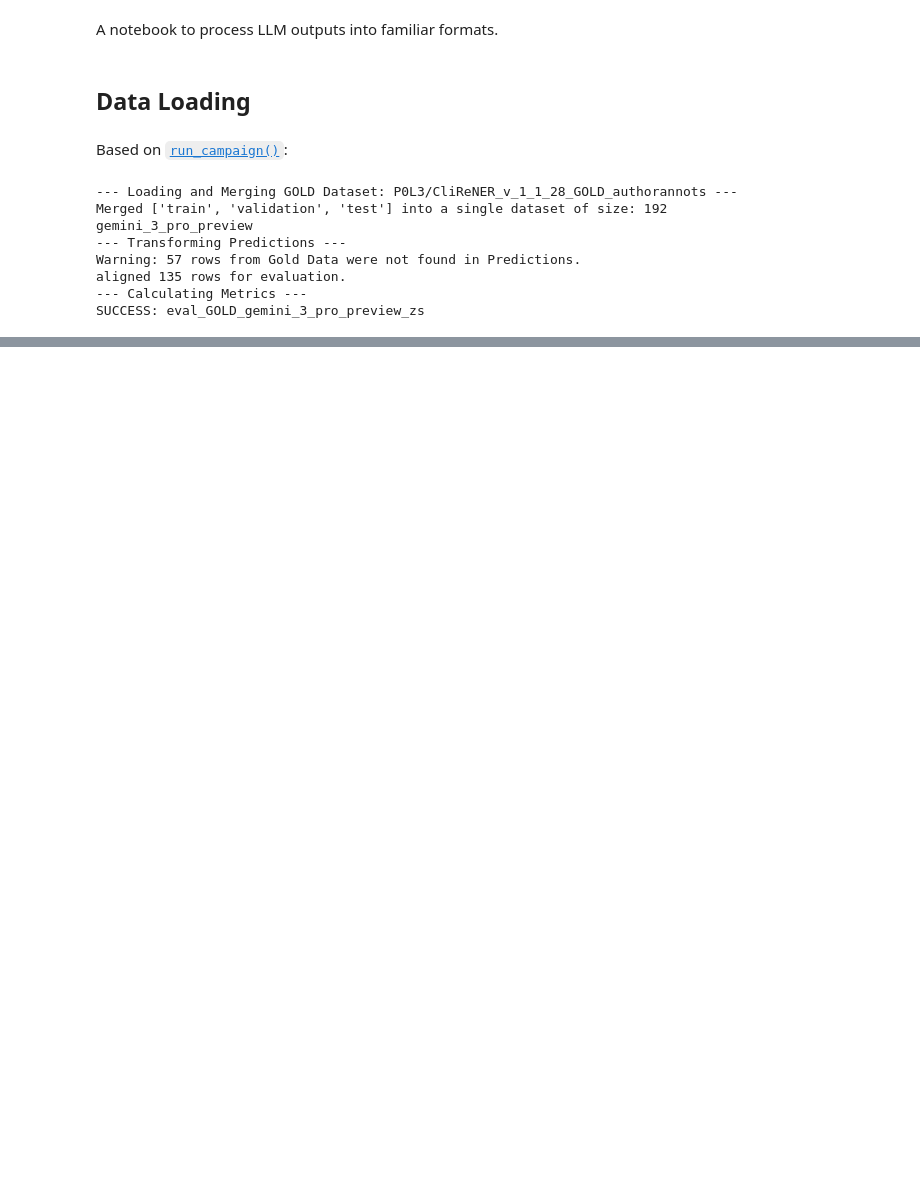
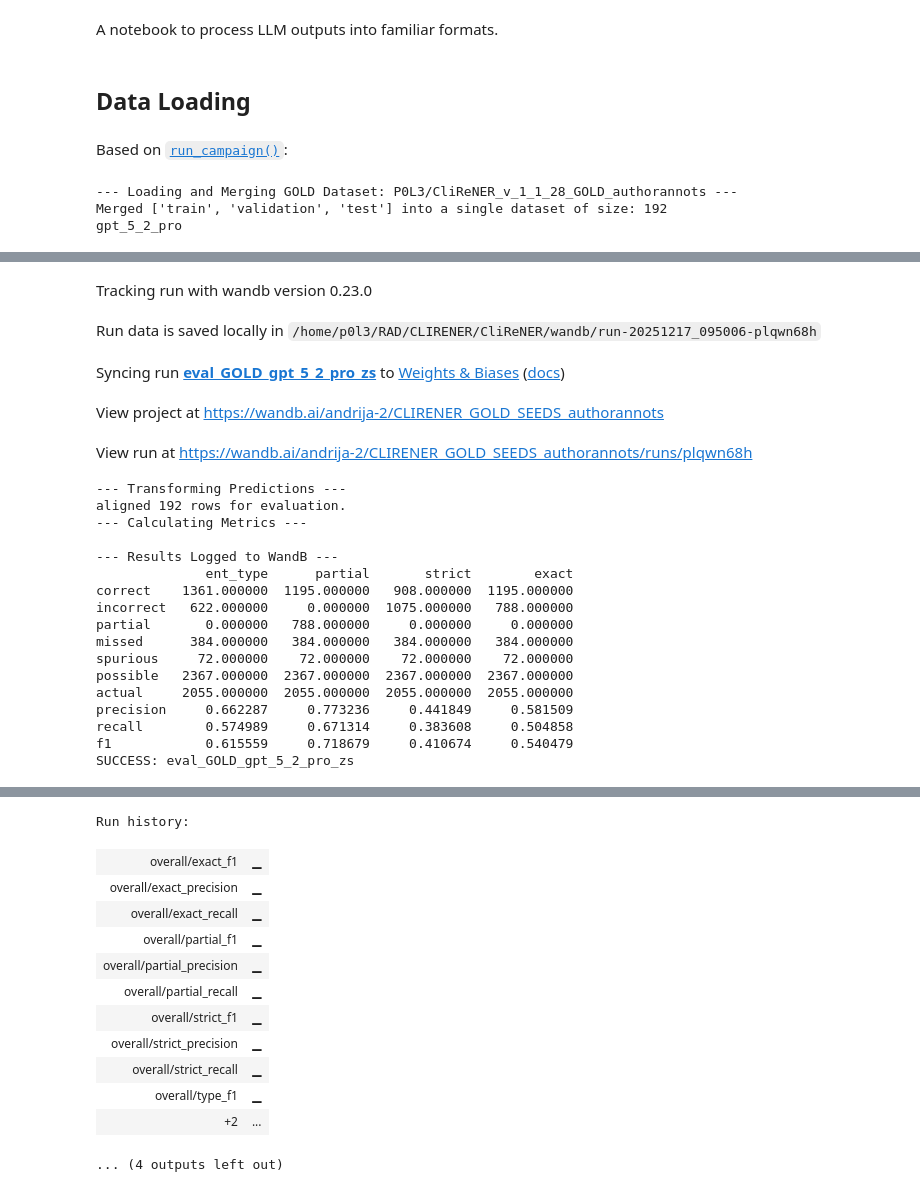
Before and after one commit to P0L3/CliReNER, a Jupyter notebook: llm_fewshot_processresults.ipynb, the cells around one changed output, grey strips where cells are left out. Cells and saved outputs as stored; diff of their text form; code cells hidden in the pictures; blank space fills up the shorter version.

```diff
--- a/llm_fewshot_processresults.ipynb
+++ b/llm_fewshot_processresults.ipynb
@@ -17,7 +17,8 @@ gold_data, bio_label_list = load_and_merge_gold_data(GOLD_DATASET_ID)
 target_labels = list(CLIRENER_LABELS_V1)
 
 # Predictions loading
-llm_predictions_dir = "RESULTS/LLM_PREDICTIONS/ner_results_gemini_3_pro_preview.jsonl"
+llm_predictions_dir = "RESULTS/LLM_PREDICTIONS/ner_results_gpt_5_2_pro.jsonl"
+# "RESULTS/LLM_PREDICTIONS/ner_results_gemini_3_pro_preview.jsonl"
 llm_name = llm_predictions_dir.split("/")[-1].replace("ner_results_", "").replace(".jsonl", "")
 raw_predictions = process_llm_jsonl_results(llm_predictions_dir)
 print(llm_name)
@@ -28,20 +29,20 @@ WANDB_PROJECT = "CLIRENER_GOLD_SEEDS_authorannots"
 # B. Initialize WandB Run
 run_name = f"eval_GOLD_{llm_name}_zs"
 
-# # Start a fresh run for this evaluation
-# run = wandb.init(
-#     project=WANDB_PROJECT,
-#     name=run_name,
-#     reinit=True, # Allow multiple runs in one script
-#     config={
-#         "model_type": "LLM_"+llm_name,
-#         "model_id": llm_name,
-#         "training_dataset": "None",
-#         "evaluation_dataset": GOLD_DATASET_ID, # Explicitly logging this
-#         "seed": -1,
-#         "evaluation_scope": "ALL_SPLITS_MERGED"
-#     }
-# )
+# Start a fresh run for this evaluation
+run = wandb.init(
+    project=WANDB_PROJECT,
+    name=run_name,
+    reinit=True, # Allow multiple runs in one script
+    config={
+        "model_type": "LLM_"+llm_name,
+        "model_id": llm_name,
+        "training_dataset": "None",
+        "evaluation_dataset": GOLD_DATASET_ID, # Explicitly logging this
+        "seed": -1,
+        "evaluation_scope": "ALL_SPLITS_MERGED"
+    }
+)
 
 # D. Transform Predictions
 print("--- Transforming Predictions ---")
@@ -94,18 +95,13 @@ print(f"aligned {len(true_ids)} rows for evaluation.")
 # We pass the dataset's BIO scheme for ID mapping, and the target labels for reporting
 results, results_by_tag = run_nervaluate(true_ids, pred_ids, bio_label_list, tags=target_labels)
 
-# # F. Log to WandB
-# log_to_wandb(results, results_by_tag)
+# F. Log to WandB
+log_to_wandb(results, results_by_tag)
 
 print(f"SUCCESS: {run_name}")
 # print(results)
-# wandb.finish()
+wandb.finish()
 # %% [output]
 --- Loading and Merging GOLD Dataset: P0L3/CliReNER_v_1_1_28_GOLD_authorannots ---
 Merged ['train', 'validation', 'test'] into a single dataset of size: 192
-gemini_3_pro_preview
---- Transforming Predictions ---
-Warning: 57 rows from Gold Data were not found in Predictions.
-aligned 135 rows for evaluation.
---- Calculating Metrics ---
-SUCCESS: eval_GOLD_gemini_3_pro_preview_zs
+gpt_5_2_pro
@@ -111,0 +111,22 @@ SUCCESS: eval_GOLD_gemini_3_pro_preview_zs
+Tracking run with wandb version 0.23.0
+Run data is saved locally in /home/p0l3/RAD/CLIRENER/CliReNER/wandb/run-20251217_095006-plqwn68h
+Syncing run eval_GOLD_gpt_5_2_pro_zs to Weights & Biases (docs)
+View project at https://wandb.ai/andrija-2/CLIRENER_GOLD_SEEDS_authorannots
+View run at https://wandb.ai/andrija-2/CLIRENER_GOLD_SEEDS_authorannots/runs/plqwn68h
+--- Transforming Predictions ---
+aligned 192 rows for evaluation.
+--- Calculating Metrics ---
+
+--- Results Logged to WandB ---
+              ent_type      partial       strict        exact
+correct    1361.000000  1195.000000   908.000000  1195.000000
+incorrect   622.000000     0.000000  1075.000000   788.000000
+partial       0.000000   788.000000     0.000000     0.000000
+missed      384.000000   384.000000   384.000000   384.000000
+spurious     72.000000    72.000000    72.000000    72.000000
+possible   2367.000000  2367.000000  2367.000000  2367.000000
+actual     2055.000000  2055.000000  2055.000000  2055.000000
+precision     0.662287     0.773236     0.441849     0.581509
+recall        0.574989     0.671314     0.383608     0.504858
+f1            0.615559     0.718679     0.410674     0.540479
+SUCCESS: eval_GOLD_gpt_5_2_pro_zs
@@ -112,3 +134,16 @@ SUCCESS: eval_GOLD_gemini_3_pro_preview_zs
+Run history:
+| overall/exact_f1 | ▁ |
+| overall/exact_precision | ▁ |
+| overall/exact_recall | ▁ |
+| overall/partial_f1 | ▁ |
+| overall/partial_precision | ▁ |
+| overall/partial_recall | ▁ |
+| overall/strict_f1 | ▁ |
+| overall/strict_precision | ▁ |
+| overall/strict_recall | ▁ |
+| overall/type_f1 | ▁ |
+| +2 | ... |
+... (4 outputs left out)
 # %%
 results
 # %% [output]
```
Also changed, not shown: parts of 2 cells of this notebook, 1 other file.
